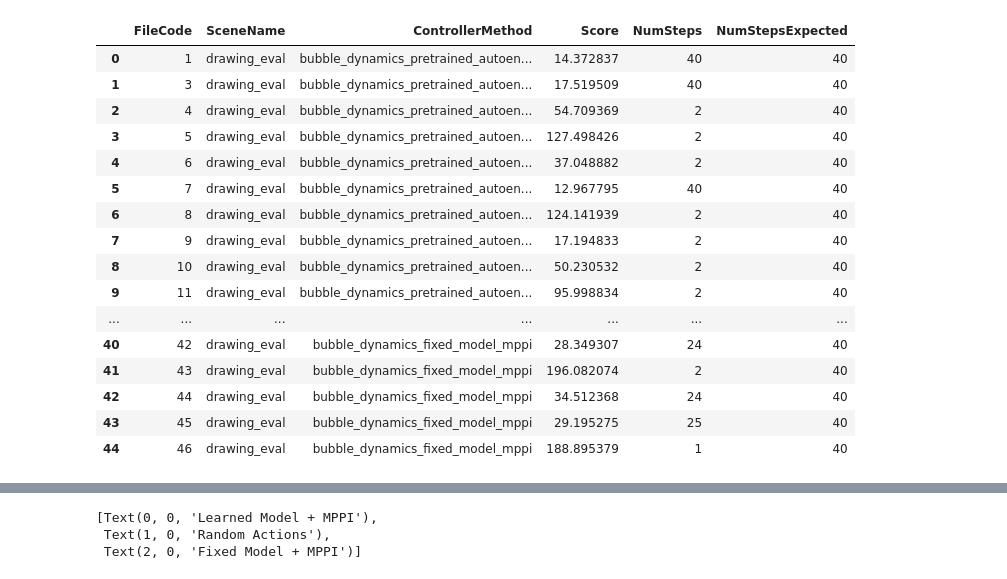
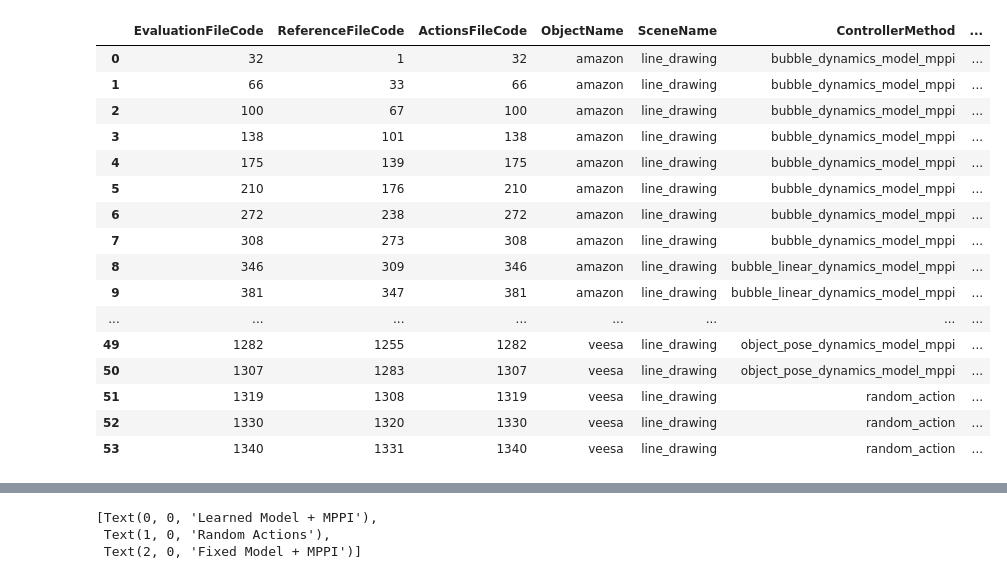
Before and after one commit to MMintLab/BubbleControl, a Jupyter notebook: notebooks/drawing_evaluation.ipynb, the cells around one changed output, grey strips where cells are left out. Saved outputs shown, nothing was run; the diff lists cells and outputs as text; code cells hidden in the pictures.

```diff
--- a/notebooks/drawing_evaluation.ipynb
+++ b/notebooks/drawing_evaluation.ipynb
@@ -7,28 +7,31 @@ import sys
 import matplotlib.pyplot as plt
 from scipy.spatial import KDTree
 # %%
-# datalegend_path = '/home/mmint/Desktop/drawing_evaluation/drawing_evaluation_DataLegend.csv'
-data_path = '/Users/mik/Desktop/bubble_files/drawing_evaluation'
-datalegend_path = os.path.join(data_path, 'drawing_evaluation_DataLegend.csv')
+# mmint
+data_path = '/home/mmint/Desktop/drawing_evaluation'
+datalegend_path =  os.path.join(data_path, 'drawing_evaluation_DataLegend.csv')
+# mik:
+# data_path = '/Users/mik/Desktop/bubble_files/drawing_evaluation'
+# datalegend_path = os.path.join(data_path, 'drawing_evaluation_DataLegend.csv')
 
 df = pd.read_csv(datalegend_path)
 
 df
 # %% [output]
-|  | FileCode | SceneName | ControllerMethod | Score | NumSteps | NumStepsExpected |
-| 0 | 1 | drawing_eval | bubble_dynamics_pretrained_autoen... | 14.372837 | 40 | 40 |
-| 1 | 3 | drawing_eval | bubble_dynamics_pretrained_autoen... | 17.519509 | 40 | 40 |
-| 2 | 4 | drawing_eval | bubble_dynamics_pretrained_autoen... | 54.709369 | 2 | 40 |
-| 3 | 5 | drawing_eval | bubble_dynamics_pretrained_autoen... | 127.498426 | 2 | 40 |
-| 4 | 6 | drawing_eval | bubble_dynamics_pretrained_autoen... | 37.048882 | 2 | 40 |
-| 5 | 7 | drawing_eval | bubble_dynamics_pretrained_autoen... | 12.967795 | 40 | 40 |
-| 6 | 8 | drawing_eval | bubble_dynamics_pretrained_autoen... | 124.141939 | 2 | 40 |
-| 7 | 9 | drawing_eval | bubble_dynamics_pretrained_autoen... | 17.194833 | 2 | 40 |
-| 8 | 10 | drawing_eval | bubble_dynamics_pretrained_autoen... | 50.230532 | 2 | 40 |
-| 9 | 11 | drawing_eval | bubble_dynamics_pretrained_autoen... | 95.998834 | 2 | 40 |
-| ... | ... | ... | ... | ... | ... | ... |
-| 40 | 42 | drawing_eval | bubble_dynamics_fixed_model_mppi | 28.349307 | 24 | 40 |
-| 41 | 43 | drawing_eval | bubble_dynamics_fixed_model_mppi | 196.082074 | 2 | 40 |
-| 42 | 44 | drawing_eval | bubble_dynamics_fixed_model_mppi | 34.512368 | 24 | 40 |
-| 43 | 45 | drawing_eval | bubble_dynamics_fixed_model_mppi | 29.195275 | 25 | 40 |
-| 44 | 46 | drawing_eval | bubble_dynamics_fixed_model_mppi | 188.895379 | 1 | 40 |
+|  | EvaluationFileCode | ReferenceFileCode | ActionsFileCode | ObjectName | SceneName | ControllerMethod | ... |
+| 0 | 32 | 1 | 32 | amazon | line_drawing | bubble_dynamics_model_mppi | ... |
+| 1 | 66 | 33 | 66 | amazon | line_drawing | bubble_dynamics_model_mppi | ... |
+| 2 | 100 | 67 | 100 | amazon | line_drawing | bubble_dynamics_model_mppi | ... |
+| 3 | 138 | 101 | 138 | amazon | line_drawing | bubble_dynamics_model_mppi | ... |
+| 4 | 175 | 139 | 175 | amazon | line_drawing | bubble_dynamics_model_mppi | ... |
+| 5 | 210 | 176 | 210 | amazon | line_drawing | bubble_dynamics_model_mppi | ... |
+| 6 | 272 | 238 | 272 | amazon | line_drawing | bubble_dynamics_model_mppi | ... |
+| 7 | 308 | 273 | 308 | amazon | line_drawing | bubble_dynamics_model_mppi | ... |
+| 8 | 346 | 309 | 346 | amazon | line_drawing | bubble_linear_dynamics_model_mppi | ... |
+| 9 | 381 | 347 | 381 | amazon | line_drawing | bubble_linear_dynamics_model_mppi | ... |
+| ... | ... | ... | ... | ... | ... | ... | ... |
+| 49 | 1282 | 1255 | 1282 | veesa | line_drawing | object_pose_dynamics_model_mppi | ... |
+| 50 | 1307 | 1283 | 1307 | veesa | line_drawing | object_pose_dynamics_model_mppi | ... |
+| 51 | 1319 | 1308 | 1319 | veesa | line_drawing | random_action | ... |
+| 52 | 1330 | 1320 | 1330 | veesa | line_drawing | random_action | ... |
+| 53 | 1340 | 1331 | 1340 | veesa | line_drawing | random_action | ... |
```
Also changed, not shown: parts of 31 cells of this notebook, 2 other files.
